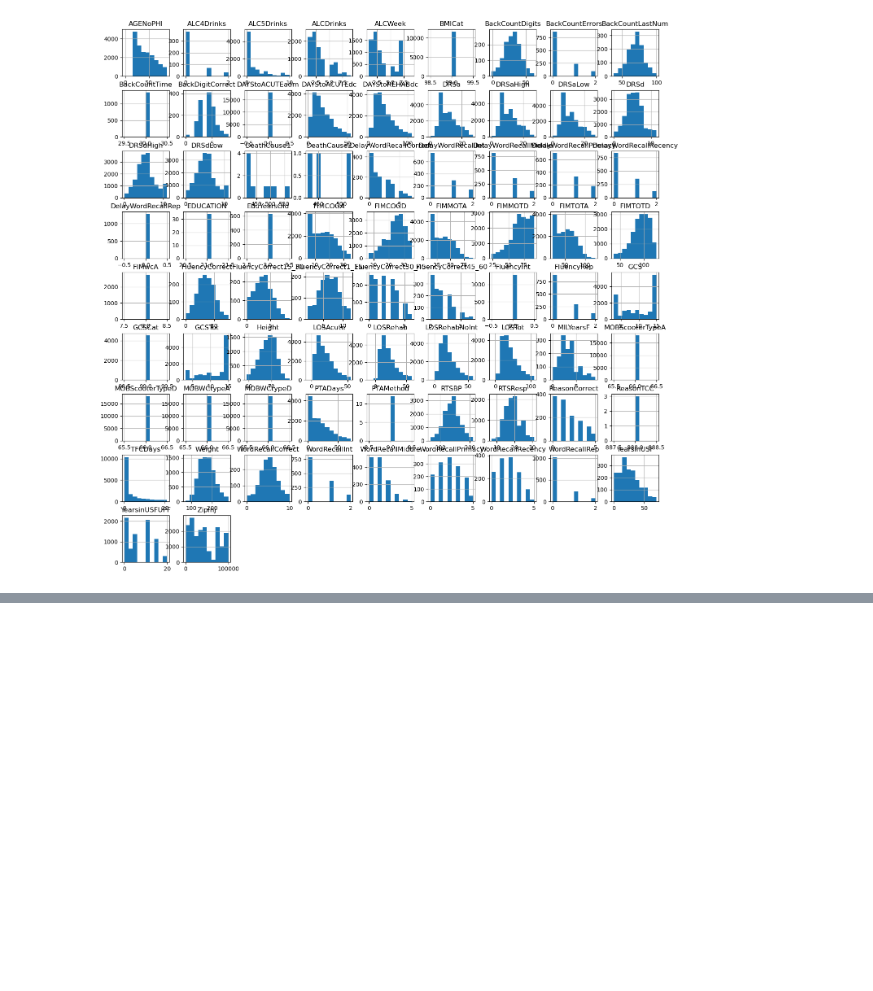
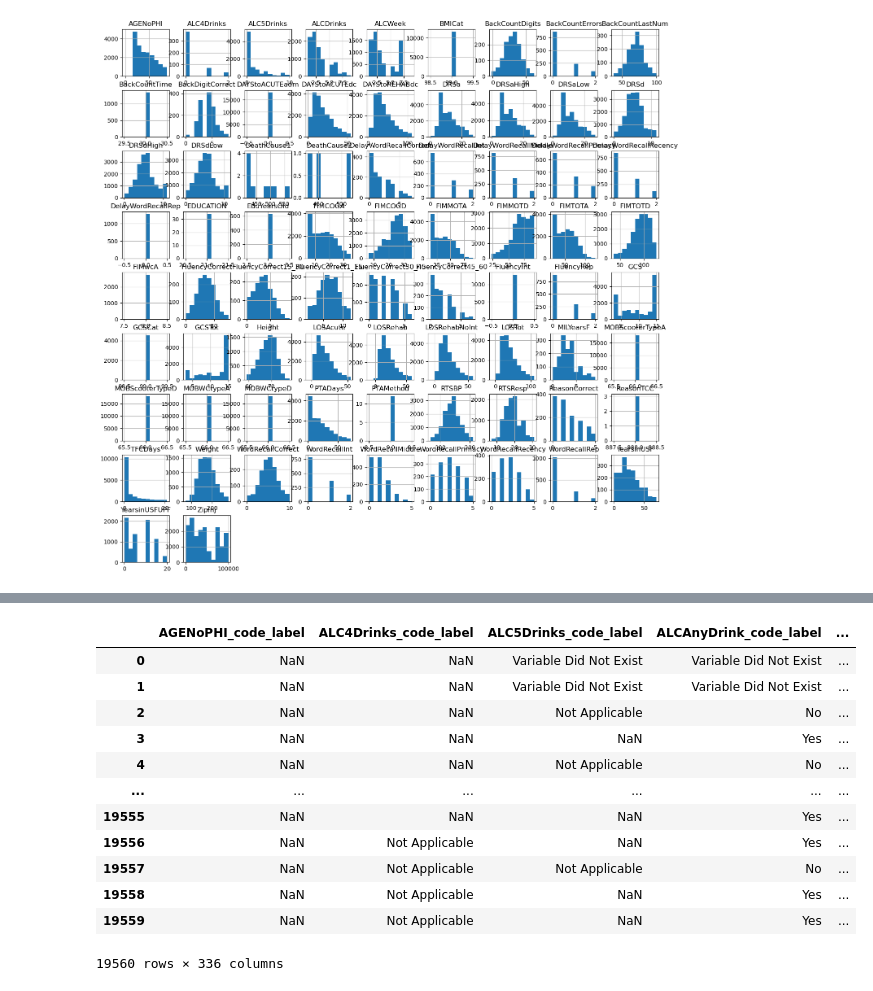
Before and after one commit to olsenben/PREDDICT-SPAULDING, a Jupyter notebook: notebooks/01_data_preprocessing.ipynb, the cells around one changed output, grey strips where cells are left out. Cells and saved outputs as stored; diff of their text form; code cells hidden in the pictures; blank space fills up the shorter version.

```diff
--- a/notebooks/01_data_preprocessing.ipynb
+++ b/notebooks/01_data_preprocessing.ipynb
@@ -296,0 +455,42 @@ var_labels_dict['BMICat']
+# %%
+cat_cols = df_decoded_clean_summary[df_decoded_clean_summary['all_categorical'] == True]['Variable']
+
+cat_data = df[cat_cols]
+
+# Create subplots
+n_cols = 8  # you can change based on how many plots per row you want
+n_rows = (len(cat_cols) + n_cols - 1) // n_cols
+fig, axes = plt.subplots(n_rows, n_cols, figsize=(4 * n_cols, 4 * n_rows))
+
+# Flatten axes for easy iteration
+axes = axes.flatten()
+
+for i, col in enumerate(cat_cols):
+    df_decoded_clean[col].value_counts().plot(kind='bar', ax=axes[i])
+    axes[i].set_title(f"{col} Value Counts")
+    axes[i].tick_params(axis='x', rotation=45)
+
+# Hide any unused subplots
+for j in range(i + 1, len(axes)):
+    axes[j].set_visible(False)
+
+# Adjust spacing
+plt.subplots_adjust(hspace=0.4, wspace=0.6)
+plt.suptitle("Categorical Counts", fontsize=20)
+plt.show()
+# %%
+cat_data
+# %% [output]
+|  | AGENoPHI_code_label | ALC4Drinks_code_label | ALC5Drinks_code_label | ALCAnyDrink_code_label | ... |
+| 0 | NaN | NaN | Variable Did Not Exist | Variable Did Not Exist | ... |
+| 1 | NaN | NaN | Variable Did Not Exist | Variable Did Not Exist | ... |
+| 2 | NaN | NaN | Not Applicable | No | ... |
+| 3 | NaN | NaN | NaN | Yes | ... |
+| 4 | NaN | NaN | Not Applicable | No | ... |
+| ... | ... | ... | ... | ... | ... |
+| 19555 | NaN | NaN | NaN | Yes | ... |
+| 19556 | NaN | Not Applicable | NaN | Yes | ... |
+| 19557 | NaN | Not Applicable | Not Applicable | No | ... |
+| 19558 | NaN | Not Applicable | NaN | Yes | ... |
+| 19559 | NaN | Not Applicable | NaN | Yes | ... |
+19560 rows × 336 columns
```
Also changed, not shown: parts of 9 cells of this notebook.
